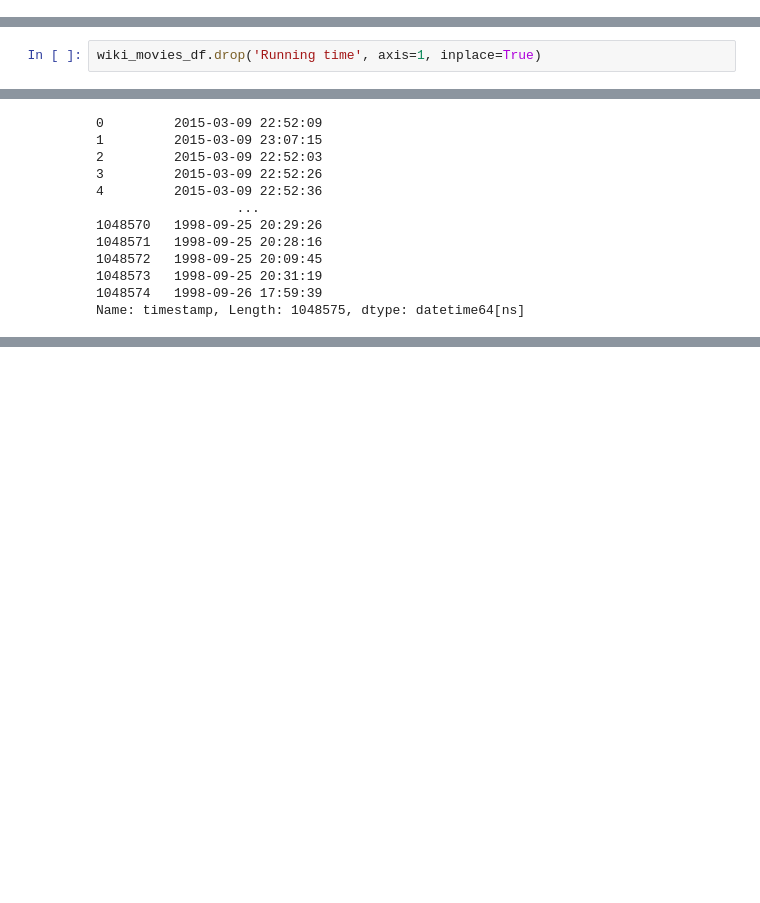
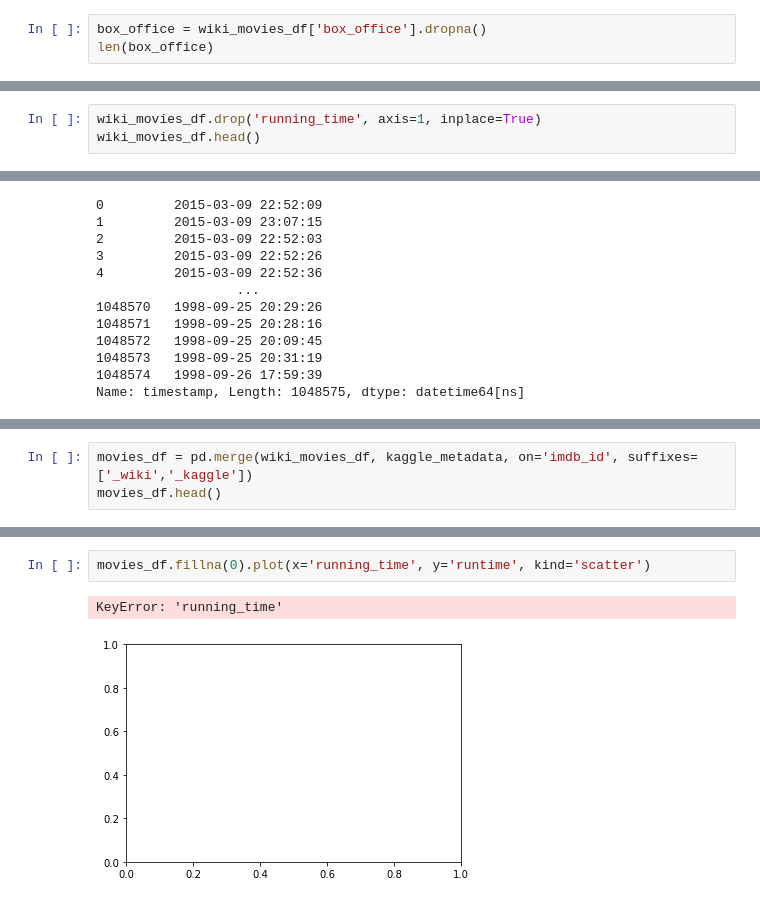
Before and after one commit to CharityThuku/Movies-ETL, a Jupyter notebook: Wikipedia_Data.ipynb, the cells around one changed output, grey strips where cells are left out. Saved outputs shown, nothing was run; the diff lists cells and outputs as text; blank space fills up the shorter version.

Commit message:
Wiki Data

```diff
--- a/Wikipedia_Data.ipynb
+++ b/Wikipedia_Data.ipynb
@@ -394,0 +397,3 @@ Name: Box office, Length: 135, dtype: object
+# %%
+box_office = wiki_movies_df['box_office'].dropna()
+len(box_office)
@@ -626,4 +609,5 @@ running_time_extract = running_time_extract.apply(lambda col: pd.to_numeric(col,
 # %%
 wiki_movies_df['running_time'] = running_time_extract.apply(lambda row: row[0]*60 + row[1] if row[2] == 0 else row[2], axis=1)
 # %%
-wiki_movies_df.drop('Running time', axis=1, inplace=True)
+wiki_movies_df.drop('running_time', axis=1, inplace=True)
+wiki_movies_df.head()
@@ -721,0 +758,3 @@ Name: timestamp, Length: 1048575, dtype: datetime64[ns]
+# %%
+movies_df = pd.merge(wiki_movies_df, kaggle_metadata, on='imdb_id', suffixes=['_wiki','_kaggle'])
+movies_df.head()
@@ -721,0 +786,5 @@ Name: timestamp, Length: 1048575, dtype: datetime64[ns]
+# %%
+movies_df.fillna(0).plot(x='running_time', y='runtime', kind='scatter')
+# %% [output]
+KeyError: 'running_time'
+[figure, added]
```
Also changed, not shown: parts of 52 cells of this notebook, 1 other file.
